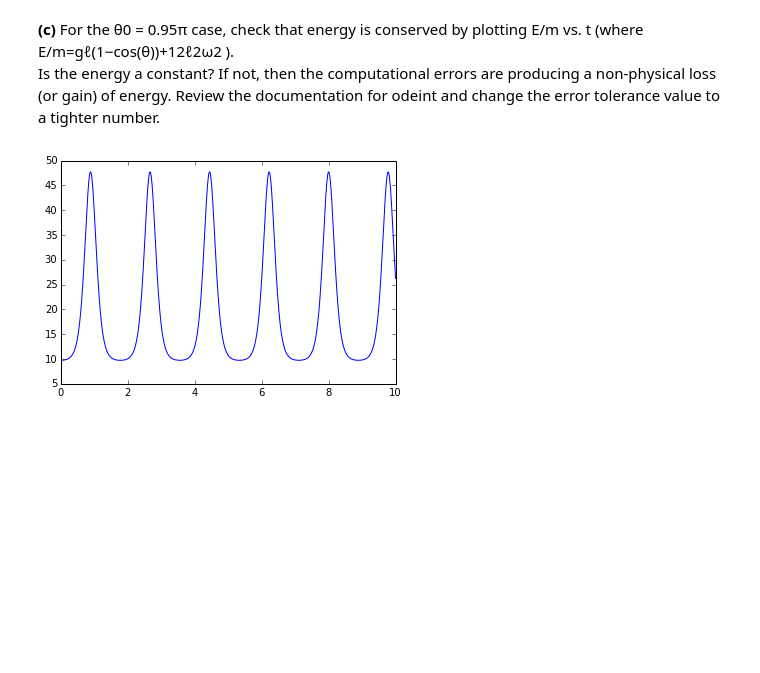
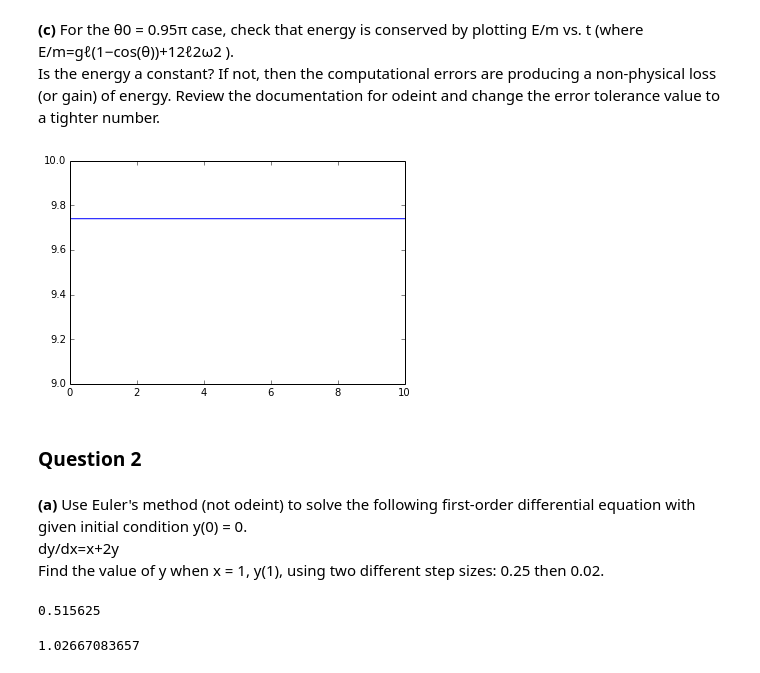
Before and after one commit to daw202/PHYS202-S14, a Jupyter notebook: SciPy/ODEExercises.ipynb, the cells around one changed output. Saved outputs shown, nothing was run; the diff lists cells and outputs as text; code cells hidden in the pictures; blank space fills up the shorter version.

```diff
--- a/SciPy/ODEExercises.ipynb
+++ b/SciPy/ODEExercises.ipynb
@@ -74,12 +74,25 @@ plt.show()
 **(c)** For the θ0 = 0.95π case, check that energy is conserved by plotting E/m vs. t (where E/m=gℓ(1−cos(θ))+12ℓ2ω2 ).
 Is the energy a constant? If not, then the computational errors are producing a non-physical loss (or gain) of energy. Review the documentation for odeint and change the error tolerance value to a tighter number.
 # %%
-theta_init = [0.95 * pi, 0]
+g = 9.8 #m/s^2
+ell = 0.5 #m
+
+t = np.arange(0., 10.+.00001, 0.00001)
+
+theta_init = [0.95 * pi, 0.]
+
 theta = odeint(deriv, theta_init, t)
-Eoverm = g * ell * (1 - np.cos(theta[:,0]) + (1./2.) * ell**2 * theta[:,1]**2)
+Eoverm = g * ell * (1 - np.cos(theta[:,0])) + 0.5 * ell**2 * theta[:,1]**2
 plt.plot(t, Eoverm)
+plt.ylim(9,10)
 plt.show()
 # %% [output]
-[figure, old version]
+[figure, new version]
 # %%
 #help(odeint)
+# %% [markdown]
+### Question 2
+# %% [markdown]
+**(a)** Use Euler's method (not odeint) to solve the following first-order differential equation with given initial condition y(0) = 0.
+dy/dx=x+2y
+Find the value of y when x = 1, y(1), using two different step sizes: 0.25 then 0.02.
@@ -85,0 +117,8 @@ plt.show()
+# %%
+print y1[1/.25]
+# %% [output]
+0.515625
+# %%
+print y2[1/.02]
+# %% [output]
+1.02667083657
```
Also changed, not shown: parts of 3 cells of this notebook.
